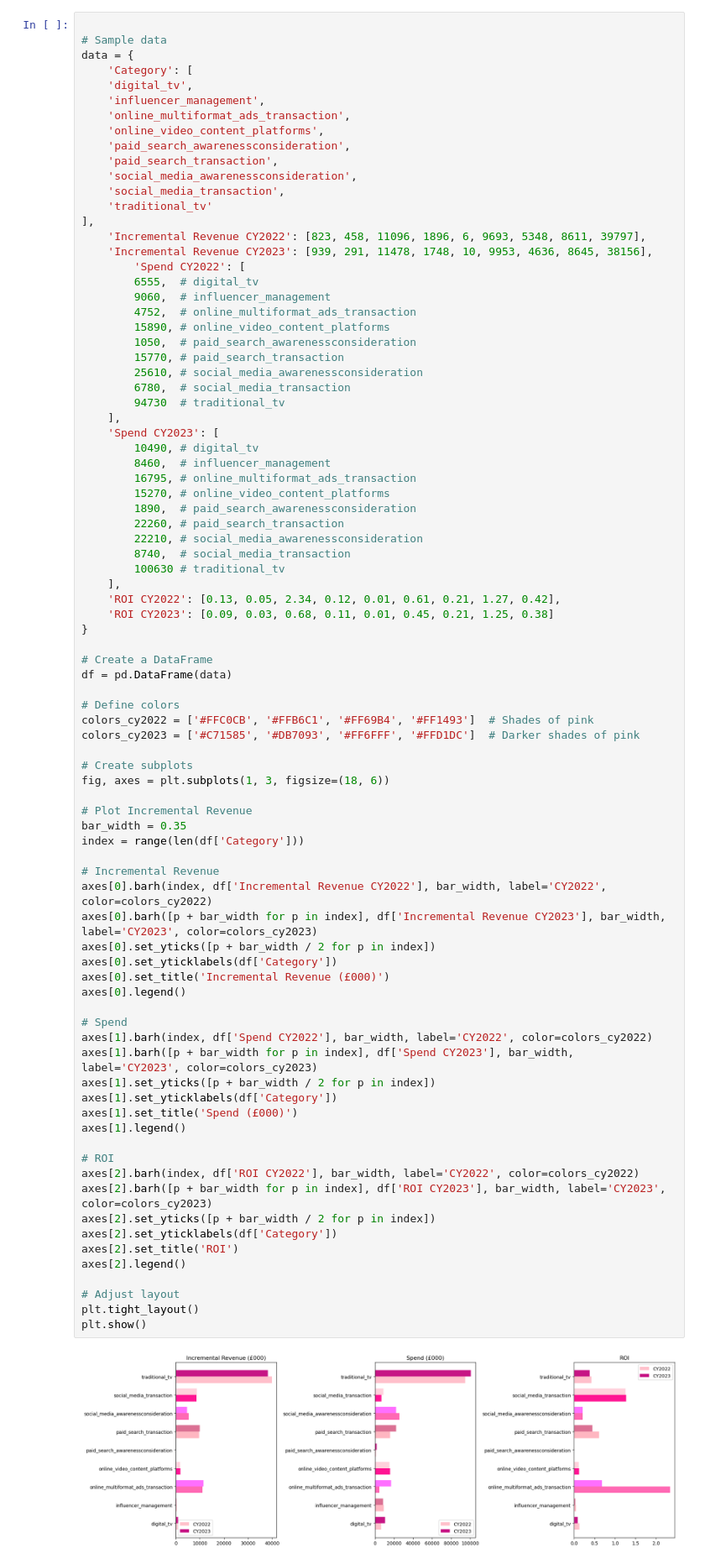
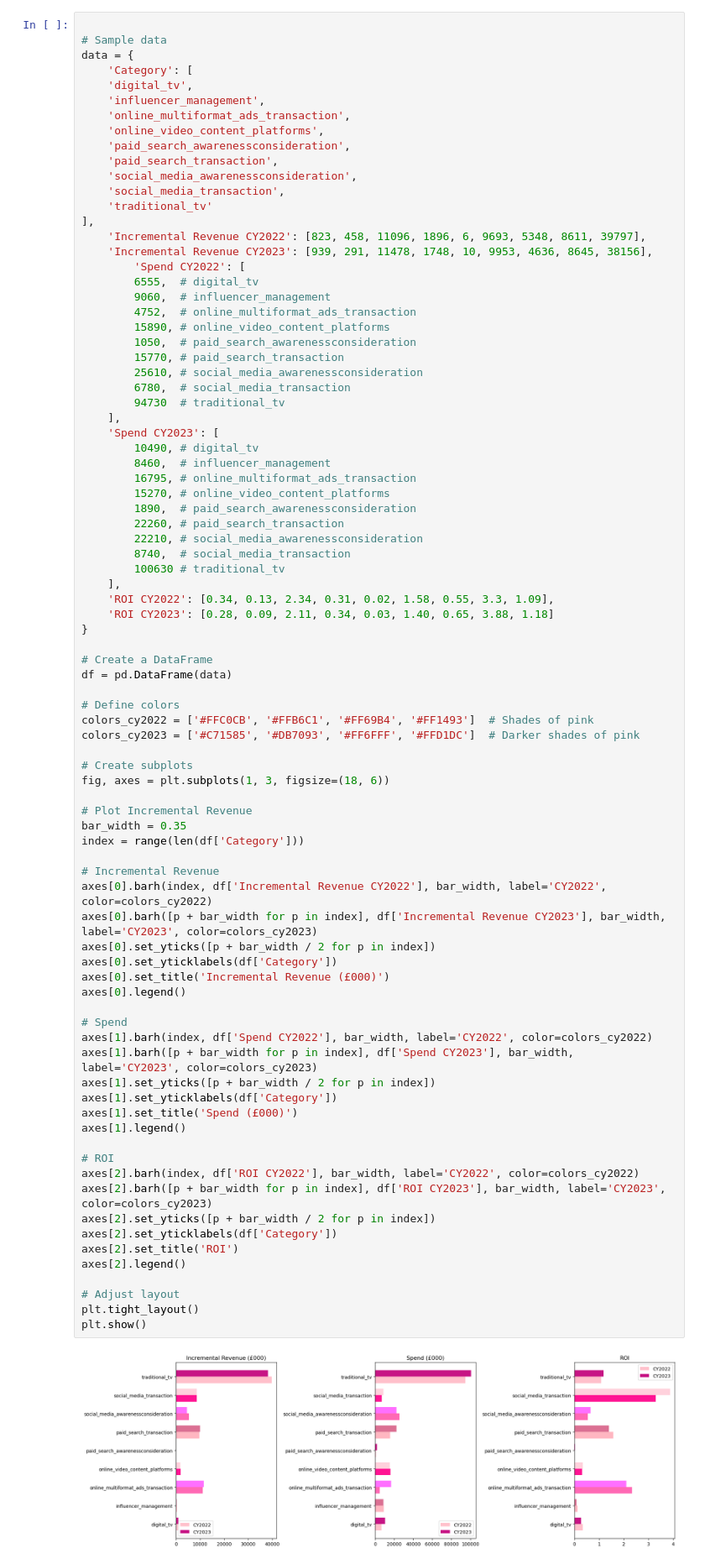
Before and after one commit to CharlesS940/xhec_mmm_loreal, a Jupyter notebook: graphs_sample.ipynb, the cells around one changed output. Shown at 84% size. Drawn from its saved outputs; the diff is of its cells as text.

```diff
--- a/graphs_sample.ipynb
+++ b/graphs_sample.ipynb
@@ -44,8 +44,8 @@ data = {
         8740,  # social_media_transaction
         100630 # traditional_tv
     ],
-    'ROI CY2022': [0.13, 0.05, 2.34, 0.12, 0.01, 0.61, 0.21, 1.27, 0.42],
-    'ROI CY2023': [0.09, 0.03, 0.68, 0.11, 0.01, 0.45, 0.21, 1.25, 0.38]
+    'ROI CY2022': [0.34, 0.13, 2.34, 0.31, 0.02, 1.58, 0.55, 3.3, 1.09],
+    'ROI CY2023': [0.28, 0.09, 2.11, 0.34, 0.03, 1.40, 0.65, 3.88, 1.18]
 }
 
 # Create a DataFrame
@@ -63,34 +63,34 @@ bar_width = 0.35
 index = range(len(df['Category']))
 
 # Incremental Revenue
 axes[0].barh(index, df['Incremental Revenue CY2022'], bar_width, label='CY2022', color=colors_cy2022)
 axes[0].barh([p + bar_width for p in index], df['Incremental Revenue CY2023'], bar_width, label='CY2023', color=colors_cy2023)
 axes[0].set_yticks([p + bar_width / 2 for p in index])
 axes[0].set_yticklabels(df['Category'])
 axes[0].set_title('Incremental Revenue (£000)')
 axes[0].legend()
 
 # Spend
 axes[1].barh(index, df['Spend CY2022'], bar_width, label='CY2022', color=colors_cy2022)
 axes[1].barh([p + bar_width for p in index], df['Spend CY2023'], bar_width, label='CY2023', color=colors_cy2023)
 axes[1].set_yticks([p + bar_width / 2 for p in index])
 axes[1].set_yticklabels(df['Category'])
 axes[1].set_title('Spend (£000)')
 axes[1].legend()
 
 # ROI
 axes[2].barh(index, df['ROI CY2022'], bar_width, label='CY2022', color=colors_cy2022)
 axes[2].barh([p + bar_width for p in index], df['ROI CY2023'], bar_width, label='CY2023', color=colors_cy2023)
 axes[2].set_yticks([p + bar_width / 2 for p in index])
 axes[2].set_yticklabels(df['Category'])
 axes[2].set_title('ROI')
 axes[2].legend()
 
 # Adjust layout
 plt.tight_layout()
 plt.show()
 # %% [output]
-[figure, old version]
+[figure, new version]
 # %%
 # Data for the categories
 categories = ['Base', 'TV', 'Display', 'Search', 'Social', 'Other']
```
Also changed, not shown: 2 other files.
